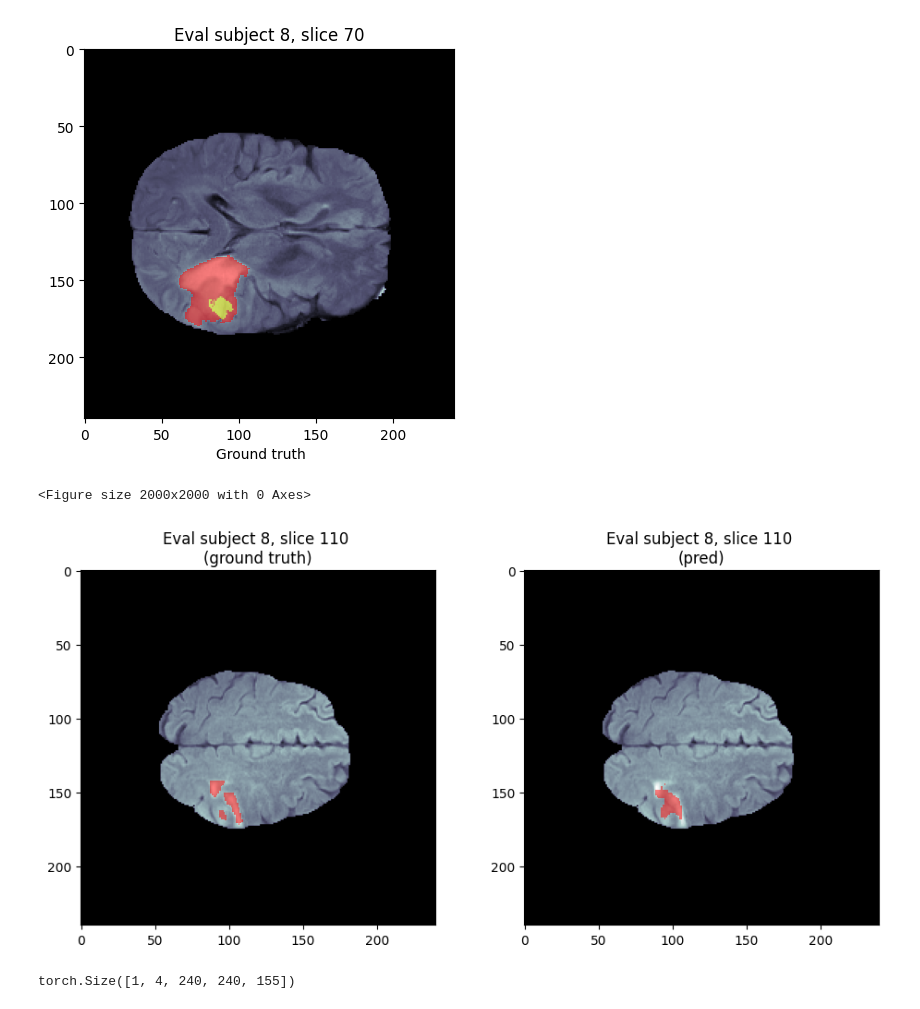
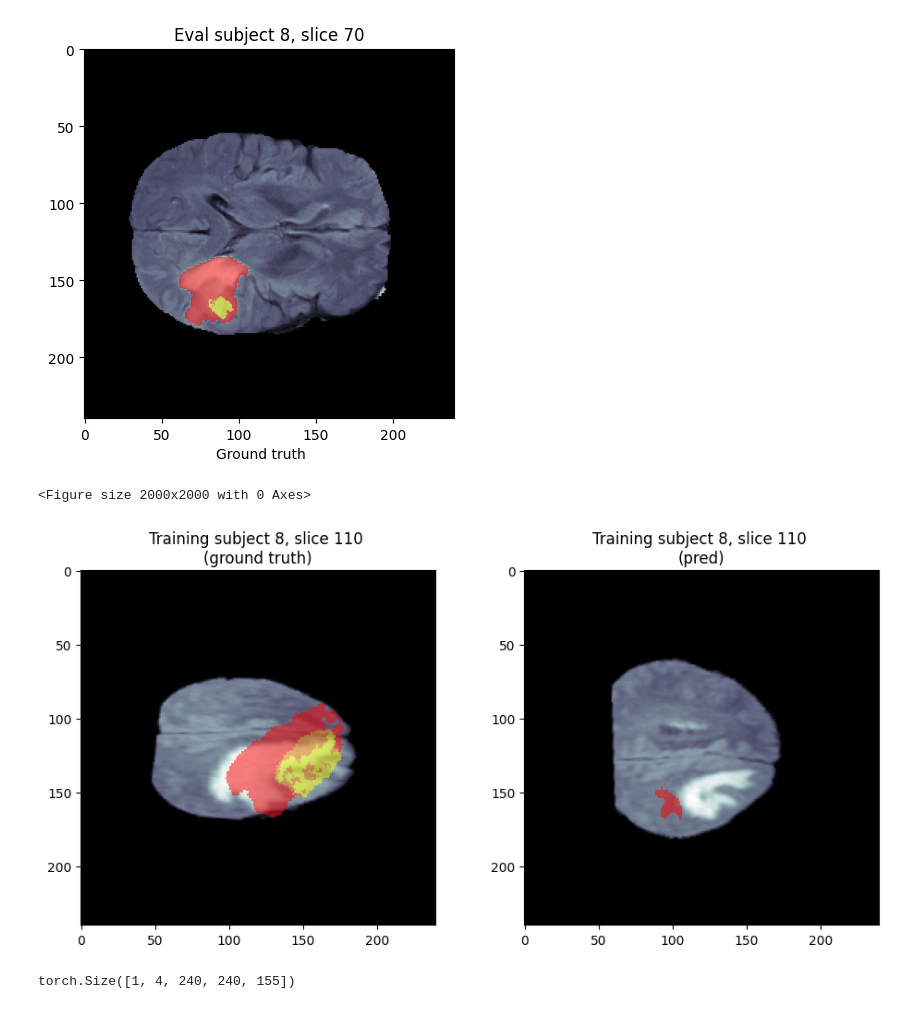
Before and after one commit to Theresaft/BA, a Jupyter notebook: Segmentation/src/3D-Segmentation/Test.ipynb, the cells around one changed output. Cells and saved outputs as stored; diff of their text form; code cells hidden in the pictures.

```diff
--- a/Segmentation/src/3D-Segmentation/Test.ipynb
+++ b/Segmentation/src/3D-Segmentation/Test.ipynb
@@ -97,0 +83,12 @@ val_loader = torch.utils.data.DataLoader(val_patches_queue, batch_size=2, num_wo
+# %%
+def show_mri_and_pred(subject_num, slice_num, pred, train=False, save=False):
+    plt.figure()
+    ground_truth = val_dataset if not train else train_dataset
+    plt.imshow(ground_truth[subject_num]["MRI"].data[0,:,:,slice_num], cmap="bone")
+    max_likelihood_pred = pred.argmax(0)
+    plt.imshow(masked(max_likelihood_pred[:, :, slice_num]), alpha=0.5, cmap="autumn")
+    title_start = "Training" if train else "Eval"
+    plt.title(f"{title_start} subject {subject_num}, slice {slice_num}")
+    plt.suptitle("Prediction", y=0.05, fontsize=10)
+    if save:
+        plt.savefig(f"{subject_num}-{slice_num}.png")
@@ -106,5 +162,3 @@ def show_mri_and_label(subject_num, slice_num, show_label=True, train=False):
     title_start = "Training" if train else "Eval"
     plt.title(f"{title_start} subject {subject_num}, slice {slice_num}")
     plt.suptitle("Ground truth", y=0.05, fontsize=10)
-# %%
-IDX = 8
@@ -123,2 +164,0 @@ with torch.no_grad():
-# %%
-pred = aggregator.get_output_tensor()
@@ -150,0 +179,23 @@ show_mri_and_pred(IDX, 70, pred)
+# %%
+def show_all(subject_num, slice_num, pred, train=False):
+    plt.figure(figsize=(20, 20))
+    f, ax = plt.subplots(2)
+    # Show ground truth image
+    ground_truth = val_dataset if not train else train_dataset
+    ax[0].set_position([0, 0, 0.8, 0.8])
+    ax[0].imshow(ground_truth[subject_num]["MRI"].data[0,:,:,slice_num], cmap="bone")
+    ax[0].imshow(masked(ground_truth[subject_num]["Label"].data[0,:,:,slice_num]), alpha=0.5,
+                                  cmap="autumn")
+    title_start = "Training" if train else "Eval"
+    ax[0].set_title(f"{title_start} subject {subject_num}, slice {slice_num} \n(ground truth)")
+    # ax[0].legend("Ground truth", y=0.05, fontsize=10)
+
+    # Show prediction image
+    ground_truth = val_dataset if not train else train_dataset
+    ax[1].set_position([0.75, 0, 0.8, 0.8])
+    ax[1].imshow(ground_truth[subject_num]["MRI"].data[0,:,:,slice_num], cmap="bone")
+    max_likelihood_pred = pred.argmax(0)
+    ax[1].imshow(masked(max_likelihood_pred[:, :, slice_num]), alpha=0.5,
+                                  cmap="autumn")
+    title_start = "Training" if train else "Eval"
+    ax[1].set_title(f"{title_start} subject {subject_num}, slice {slice_num} \n(pred)")
@@ -177,10 +232,10 @@ def show_all(subject_num, slice_num, pred, train=False):
     ax[1].set_title(f"{title_start} subject {subject_num}, slice {slice_num} \n(pred)")
     # ax[0].legend("Prediction", y=0.05, fontsize=10)
 # %%
-show_all(IDX, 110, pred)
+show_all(IDX, 110, pred, train=True)
 # %% [output]
 <Figure size 2000x2000 with 0 Axes>
-[figure, old version]
+[figure, new version]
 # %%
 subjects[12]["MRI"].data.unsqueeze(0).shape
 # %% [output]
```
Also changed, not shown: parts of 27 cells of this notebook, 2 other files.
